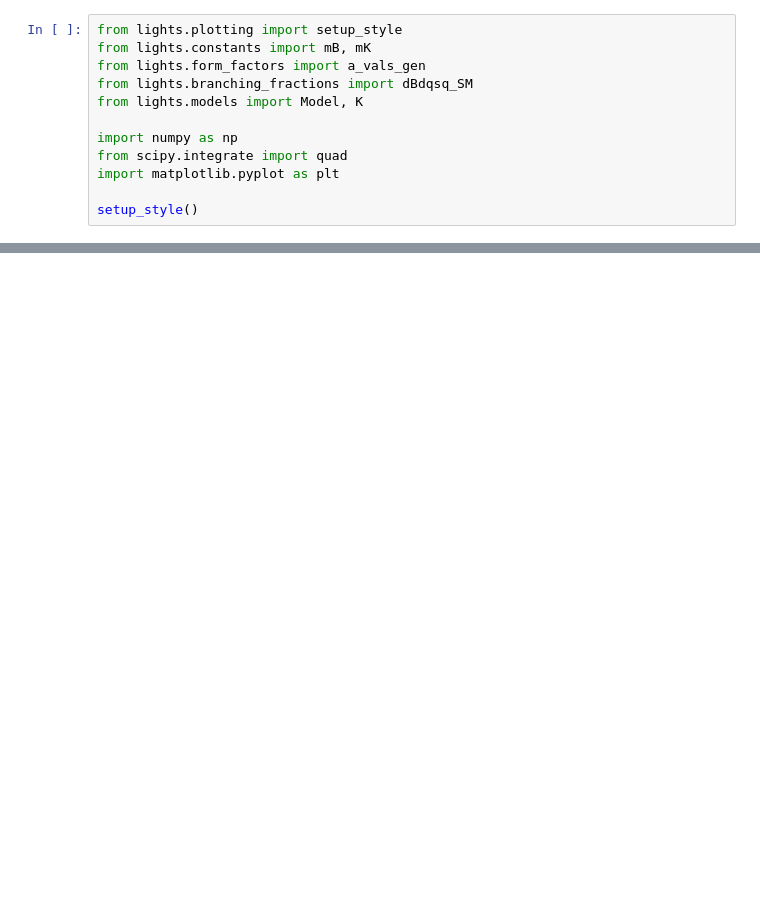
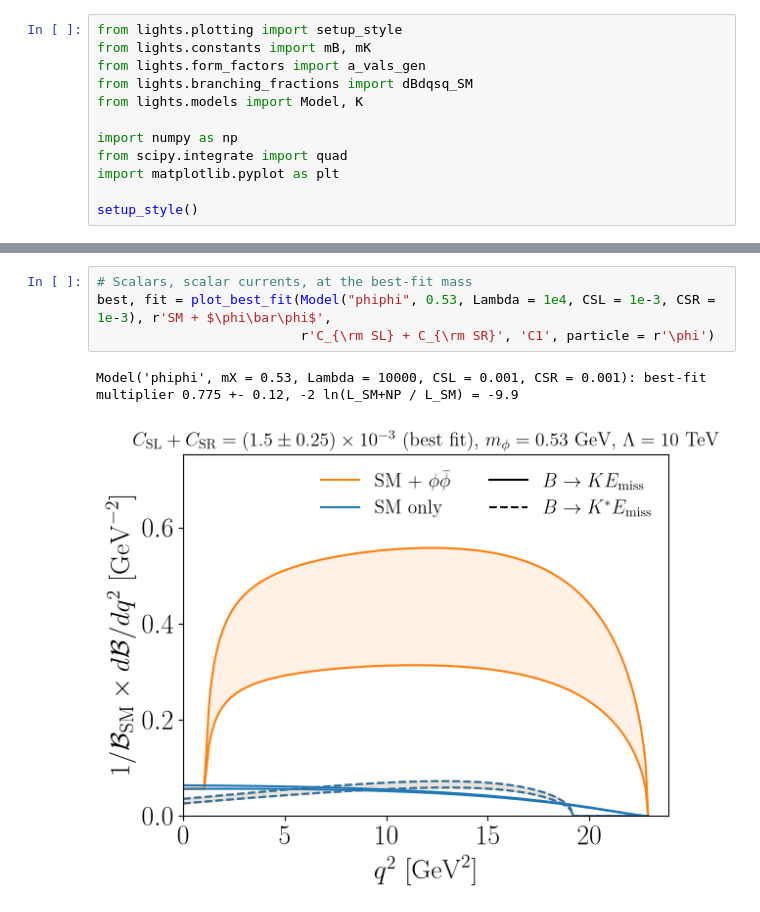
Before and after one commit to PatrickBolton/bk-invisible-fits, a Jupyter notebook: notebooks/05_fit_predict.ipynb, the cells around one changed output, grey strips where cells are left out. Cells and saved outputs as stored; diff of their text form; blank space fills up the shorter version.

```diff
--- a/notebooks/05_fit_predict.ipynb
+++ b/notebooks/05_fit_predict.ipynb
@@ -62,0 +135,7 @@ fig.set_size_inches(6.4, 4.8)
+# %%
+# Scalars, scalar currents, at the best-fit mass
+best, fit = plot_best_fit(Model("phiphi", 0.53, Lambda = 1e4, CSL = 1e-3, CSR = 1e-3), r'SM + $\phi\bar\phi$',
+                          r'C_{\rm SL} + C_{\rm SR}', 'C1', particle = r'\phi')
+# %% [output]
+Model('phiphi', mX = 0.53, Lambda = 10000, CSL = 0.001, CSR = 0.001): best-fit multiplier 0.775 +- 0.12, -2 ln(L_SM+NP / L_SM) = -9.9
+[figure, added]
```
Also changed, not shown: parts of 10 cells of this notebook, 4 other files.
